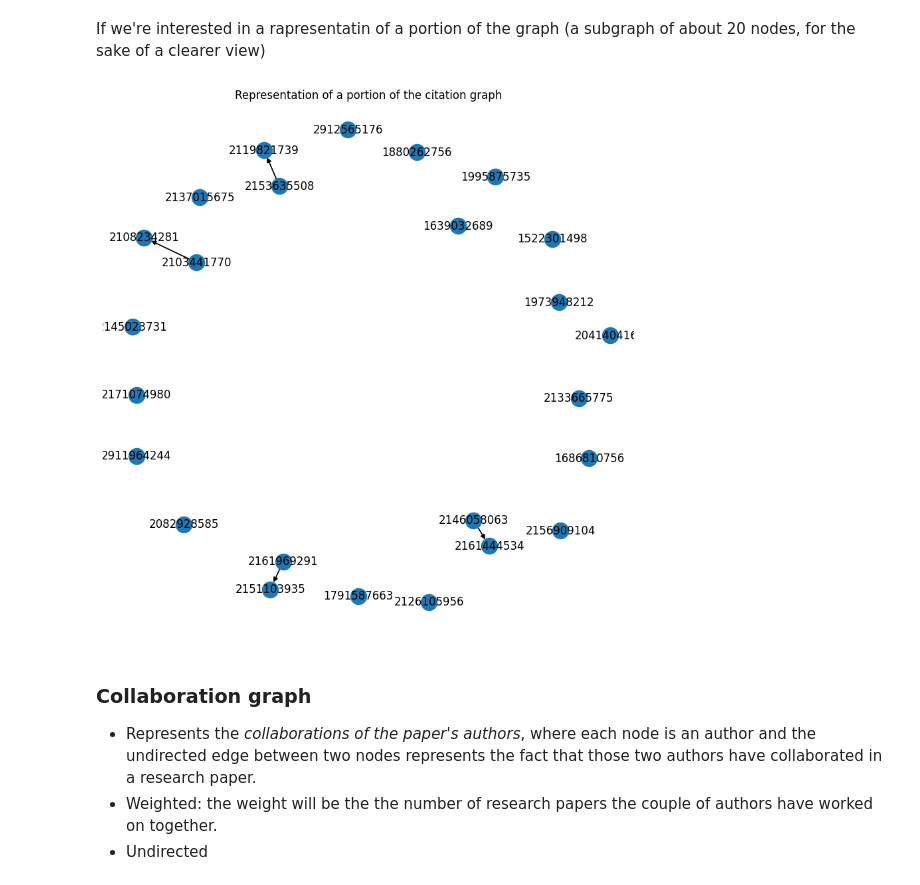
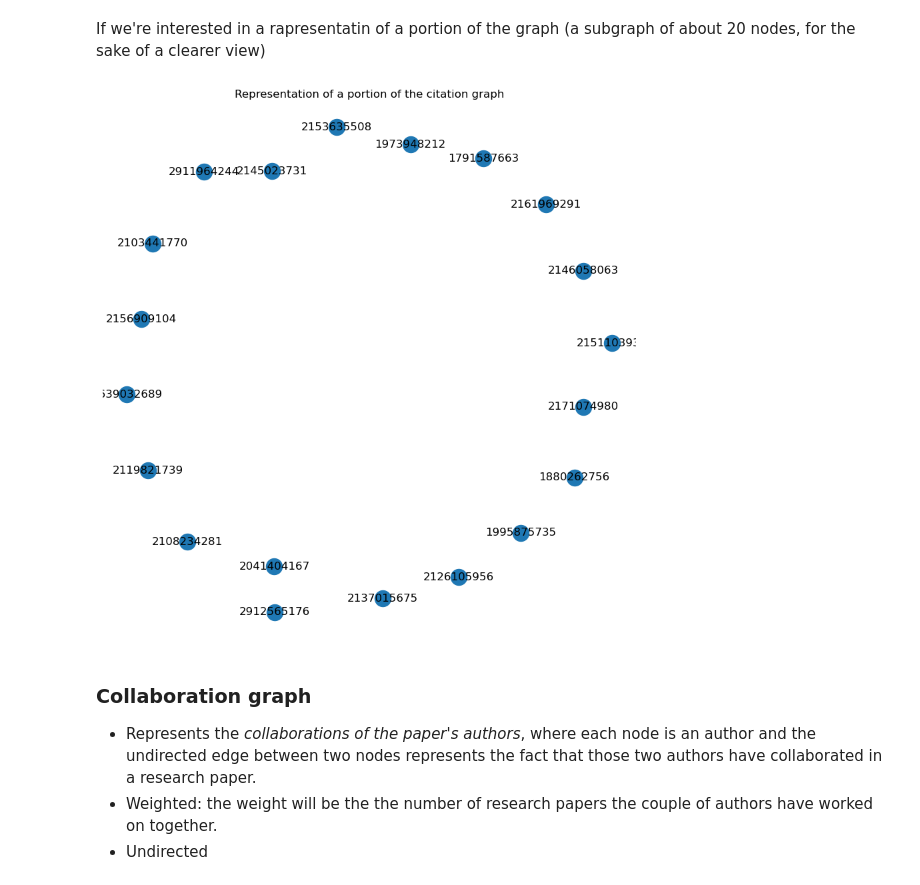
Before and after one commit to armanfeili/ADM-HW5, a Jupyter notebook: notebook 5.ipynb, the cells around one changed output. Drawn from its saved outputs; the diff is of its cells as text; code cells hidden in the pictures.

```diff
--- a/notebook 5.ipynb
+++ b/notebook 5.ipynb
@@ -15,7 +18,7 @@ We adapted the code found in this link to extract all the information, including
 """
 PAPERS = []
 
-with open("D:\Primo Semestre\ADM\HW5\datasetHW5.json", "rb") as f:
+with open("./dblp.v12.json", "rb") as f:
     for i, element in tqdm(enumerate(ijson.items(f, "item"))):
         paper = {}
         paper['id'] = element['id']
@@ -62,5 +65,4 @@ with open("D:\Primo Semestre\ADM\HW5\datasetHW5.json", "rb") as f:
 
 
         PAPERS.append(paper)
-
 """
@@ -82,7 +81,7 @@ data.to_csv("citations_network.csv", index=False)
 # %% [markdown]
 our new dataset to create our subgraph for our investigation. Considering only the most connected componet of the graph.
 # %%
-df = pd.read_csv('citation_network.csv')
+df = pd.read_csv('./citations_network.csv')
 # %%
 df.head()
 # %% [output]
@@ -103,3 +103,12 @@ df_s = df_s.head(10000).reset_index(drop=True)
+# %%
+# Convert 'n_citation' column to numeric type if it contains mixed data types
+df['n_citation'] = pd.to_numeric(df['n_citation'], errors='coerce')
+
+# Sort the DataFrame by 'n_citation' column in descending order
+df_sorted = df.sort_values(by='n_citation', ascending=False)
+
+# Take the top 10000 rows after sorting and reset the index
+df_s = df_sorted.head(10000).reset_index(drop=True)
 # %%
 # converting the authors' information from string to list
 df_s['authors'] = df_s['authors'].apply(lambda row: ast.literal_eval(row))
@@ -166,15 +175,15 @@ for start in result_dict.keys():
 If we're interested in a rapresentatin of a portion of the graph (a subgraph of about 20 nodes, for the sake of a clearer view)
 # %%
 # creating a subgraph of ten nodes
-subgraph = cit_G.subgraph(list(cit_G.nodes())[:25])
+subgraph = cit_G.subgraph(list(cit_G.nodes())[:20])
 position = nx.spring_layout(subgraph)
 plt.figure(figsize=(8,8))
 nx.draw(subgraph, with_labels=True, pos= position)
 nx.draw_networkx_edges(subgraph, pos=position)
 plt.title('Representation of a portion of the citation graph')
 plt.show()
 # %% [output]
-[figure, old version]
+[figure, new version]
 # %% [markdown]
 ### Collaboration graph
 - Represents the *collaborations of the paper's authors*, where each node is an author and the undirected edge between two nodes represents the fact that those two authors have collaborated in a research paper.
```
Also changed, not shown: parts of 37 cells of this notebook.
